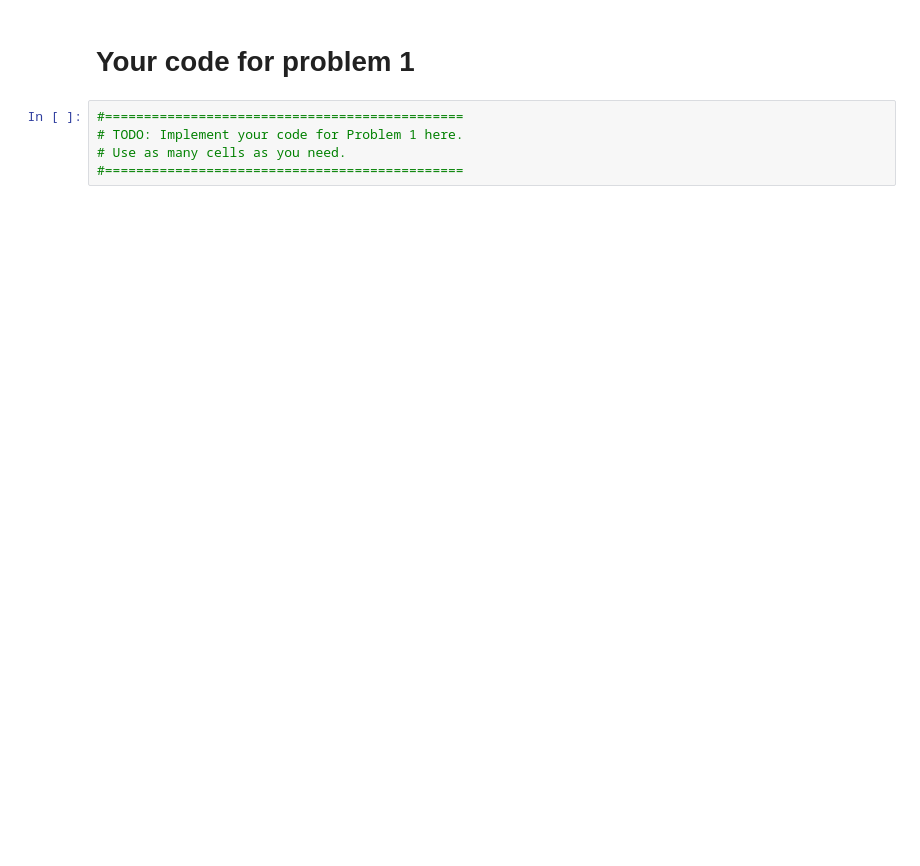
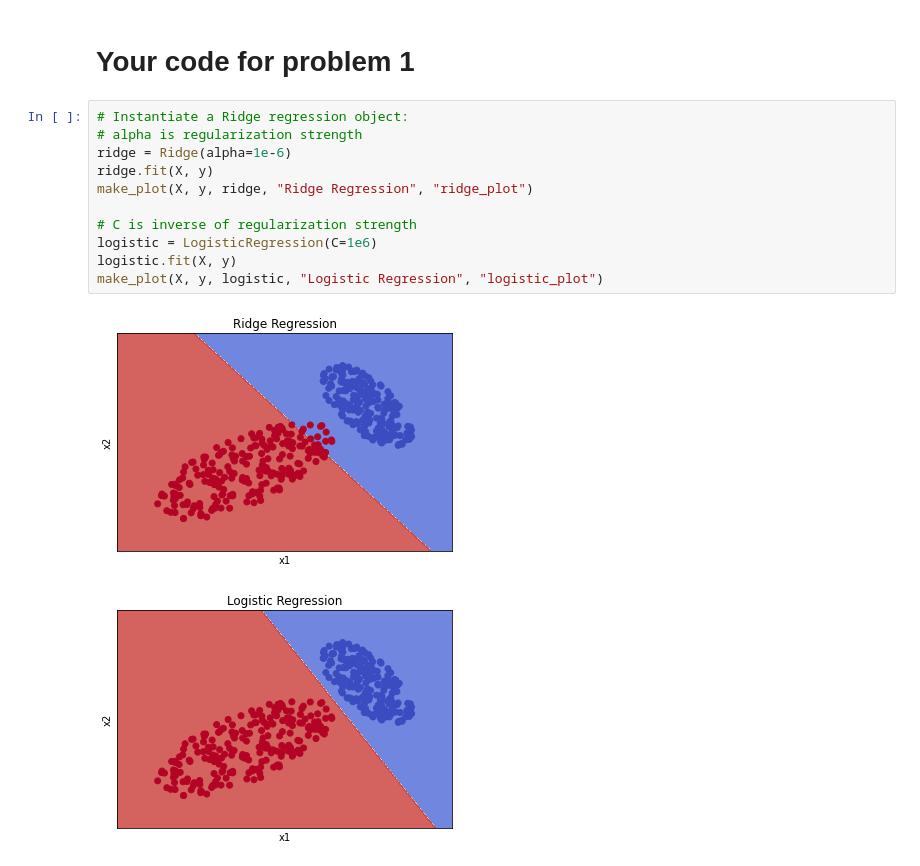
Before and after one commit to sukishore12/Caltech-CS155-2023, a Jupyter notebook: set2/set2_prob1.ipynb, the cells around one changed output. Drawn from its saved outputs; the diff is of its cells as text; blank space fills up the shorter version.

```diff
--- a/set2/set2_prob1.ipynb
+++ b/set2/set2_prob1.ipynb
@@ -92,7 +92,16 @@ Text(0.5, 1.0, 'Ridge Regression with High Regularization')
 # %% [markdown]
 # Your code for problem 1
-# %%
-#==============================================
-# TODO: Implement your code for Problem 1 here.
-# Use as many cells as you need.
-#==============================================
+# %%
+# Instantiate a Ridge regression object:
+# alpha is regularization strength
+ridge = Ridge(alpha=1e-6)
+ridge.fit(X, y)
+make_plot(X, y, ridge, "Ridge Regression", "ridge_plot")
+
+# C is inverse of regularization strength
+logistic = LogisticRegression(C=1e6)
+logistic.fit(X, y)
+make_plot(X, y, logistic, "Logistic Regression", "logistic_plot")
+# %% [output]
+[figure, added]
+[figure, added]
```
Also changed, not shown: parts of 1 cell of this notebook, 18 other files.
